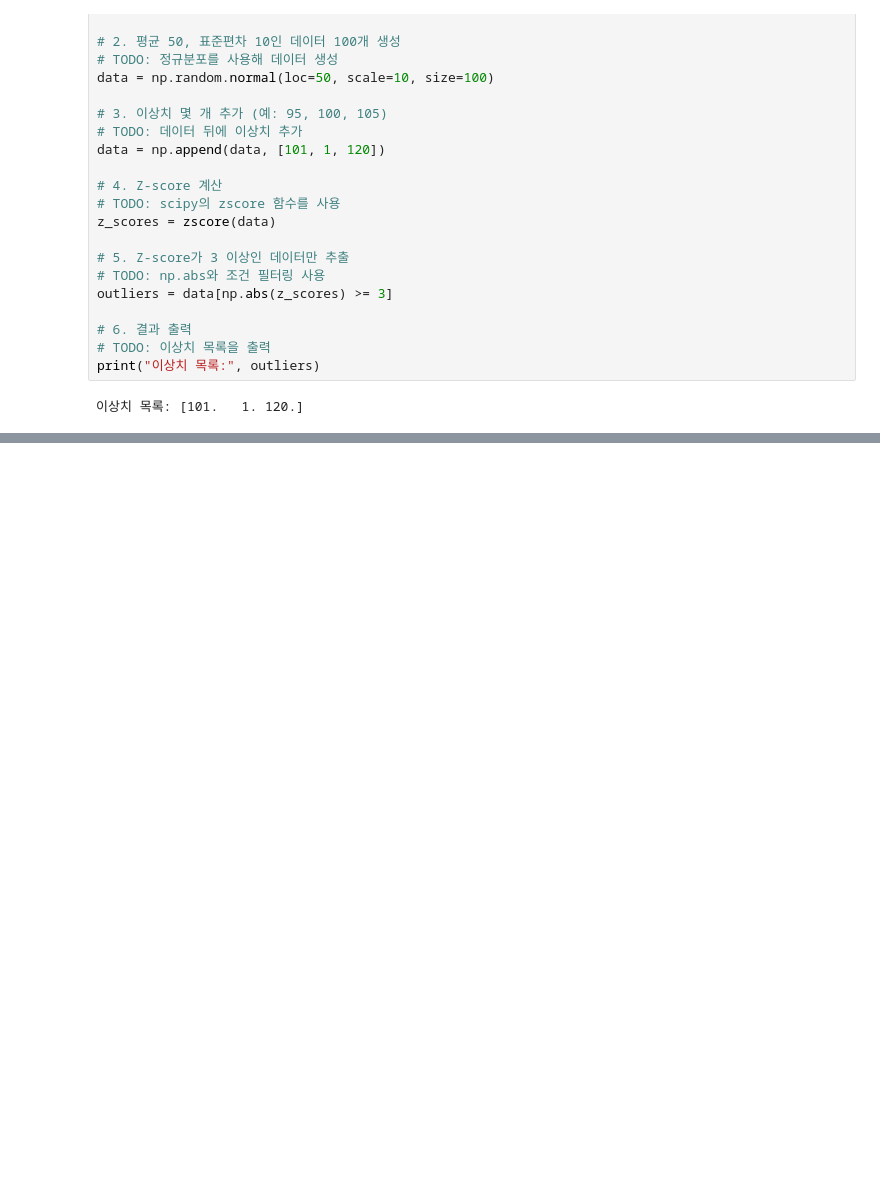
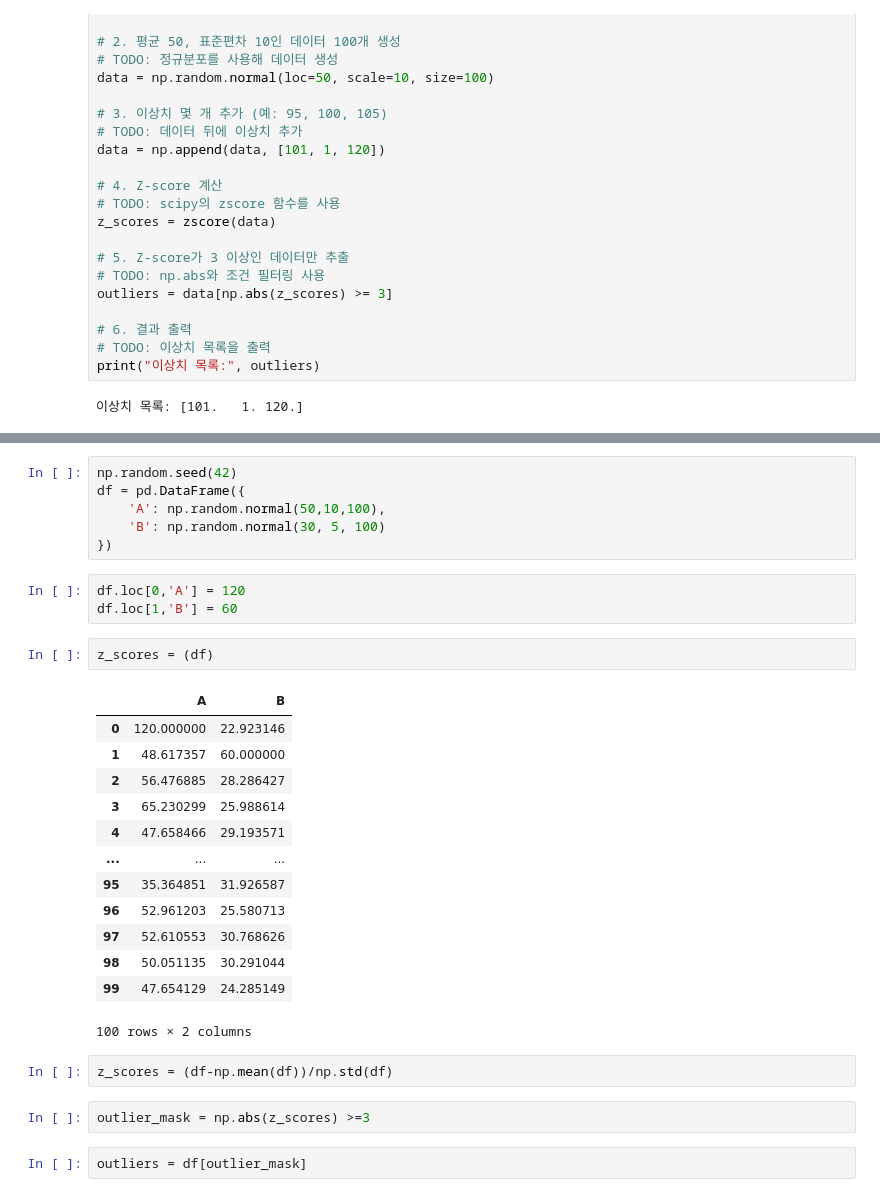
Before and after one commit to JiwonYeom/data-analytics-related, a Jupyter notebook: stats.ipynb, the cells around one changed output, grey strips where cells are left out. Drawn from its saved outputs; the diff is of its cells as text; blank space fills up the shorter version.

```diff
--- a/stats.ipynb
+++ b/stats.ipynb
@@ -138,0 +182,31 @@ print("이상치 목록:", outliers)
+# %%
+np.random.seed(42)
+df = pd.DataFrame({
+    'A': np.random.normal(50,10,100),
+    'B': np.random.normal(30, 5, 100)
+})
+# %%
+df.loc[0,'A'] = 120
+df.loc[1,'B'] = 60
+# %%
+z_scores = (df)
+# %% [output]
+|  | A | B |
+| 0 | 120.000000 | 22.923146 |
+| 1 | 48.617357 | 60.000000 |
+| 2 | 56.476885 | 28.286427 |
+| 3 | 65.230299 | 25.988614 |
+| 4 | 47.658466 | 29.193571 |
+| ... | ... | ... |
+| 95 | 35.364851 | 31.926587 |
+| 96 | 52.961203 | 25.580713 |
+| 97 | 52.610553 | 30.768626 |
+| 98 | 50.051135 | 30.291044 |
+| 99 | 47.654129 | 24.285149 |
+100 rows × 2 columns
+# %%
+z_scores = (df-np.mean(df))/np.std(df)
+# %%
+outlier_mask = np.abs(z_scores) >=3
+# %%
+outliers = df[outlier_mask]
```
Also changed, not shown: parts of 7 cells of this notebook.
